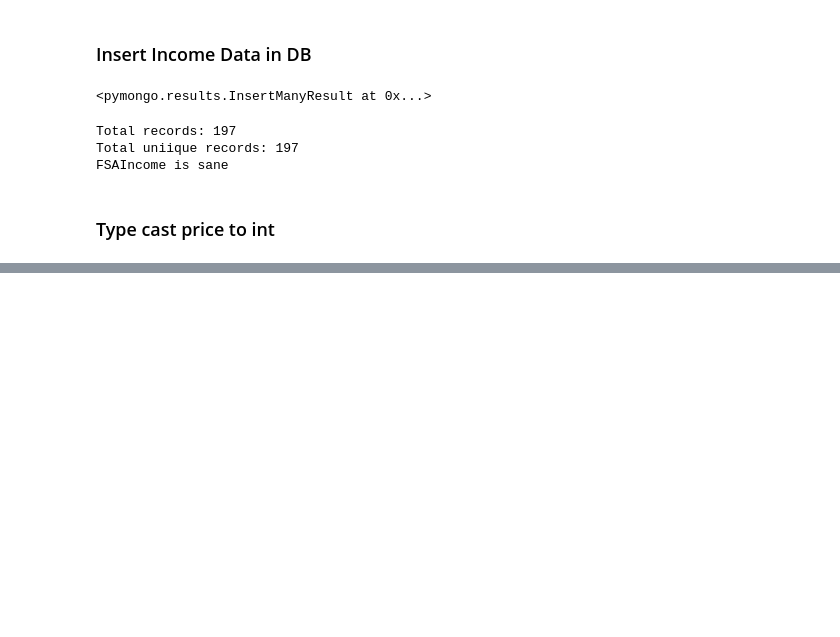
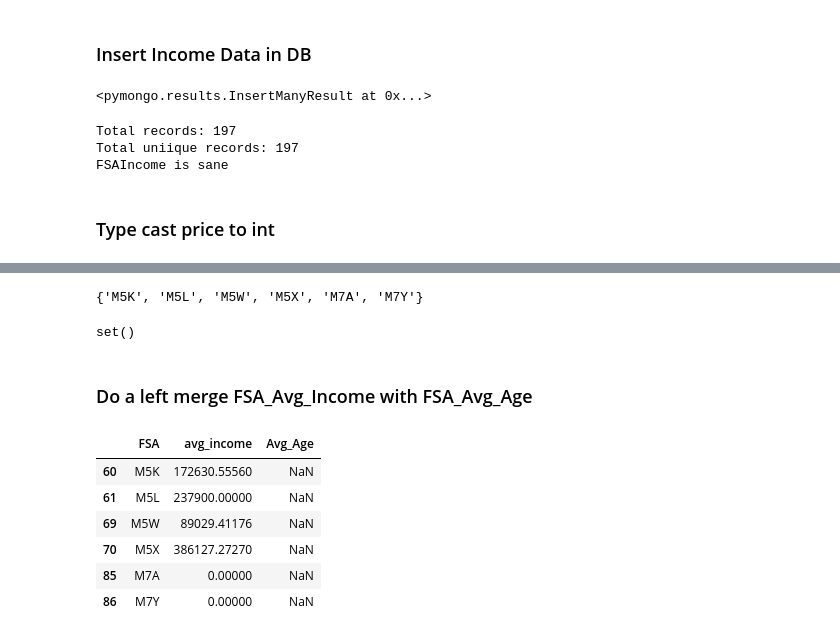
Before and after one commit to bnarath/Toronto_Rental_Insight, a Jupyter notebook: Back-End/Code/Static_Data_Transform_Load.ipynb, the cells around one changed output, grey strips where cells are left out. Drawn from its saved outputs; the diff is of its cells as text; code cells hidden in the pictures; blank space fills up the shorter version.

Commit message:
Integrated age with income

```diff
--- a/Back-End/Code/Static_Data_Transform_Load.ipynb
+++ b/Back-End/Code/Static_Data_Transform_Load.ipynb
@@ -187,0 +198,26 @@ client.ETLInsights.CommunityAssets.distinct("fsa")
+# %%
+FSA_Avg_Income = pd.read_csv(os.path.join('..', 'Data', 'Toronto_FSA_Final.csv'))
+# %%
+FSA_Avg_Income = FSA_Avg_Income[FSA_Avg_Income['FSA'].str.startswith('M')]
+# %%
+FSA_Avg_Age = pd.read_csv(os.path.join('..', 'Data', 'FSA_Avg_age.csv'))
+# %%
+set(FSA_Avg_Income['FSA']).difference(set(FSA_Avg_Age['FSA']))
+set(FSA_Avg_Age['FSA']).difference(set(FSA_Avg_Income['FSA']))
+# %% [output]
+{'M5K', 'M5L', 'M5W', 'M5X', 'M7A', 'M7Y'}
+set()
+# %% [markdown]
+### Do a left merge FSA_Avg_Income with FSA_Avg_Age
+# %%
+FSA_Income_Age = FSA_Avg_Income.merge(FSA_Avg_Age, on="FSA", how="left")
+# %%
+FSA_Income_Age.iloc[np.where(FSA_Income_Age.isna())[0]]
+# %% [output]
+|  | FSA | avg_income | Avg_Age |
+| 60 | M5K | 172630.55560 | NaN |
+| 61 | M5L | 237900.00000 | NaN |
+| 69 | M5W | 89029.41176 | NaN |
+| 70 | M5X | 386127.27270 | NaN |
+| 85 | M7A | 0.00000 | NaN |
+| 86 | M7Y | 0.00000 | NaN |
```
Also changed, not shown: parts of 7 cells of this notebook, 2 other files.
